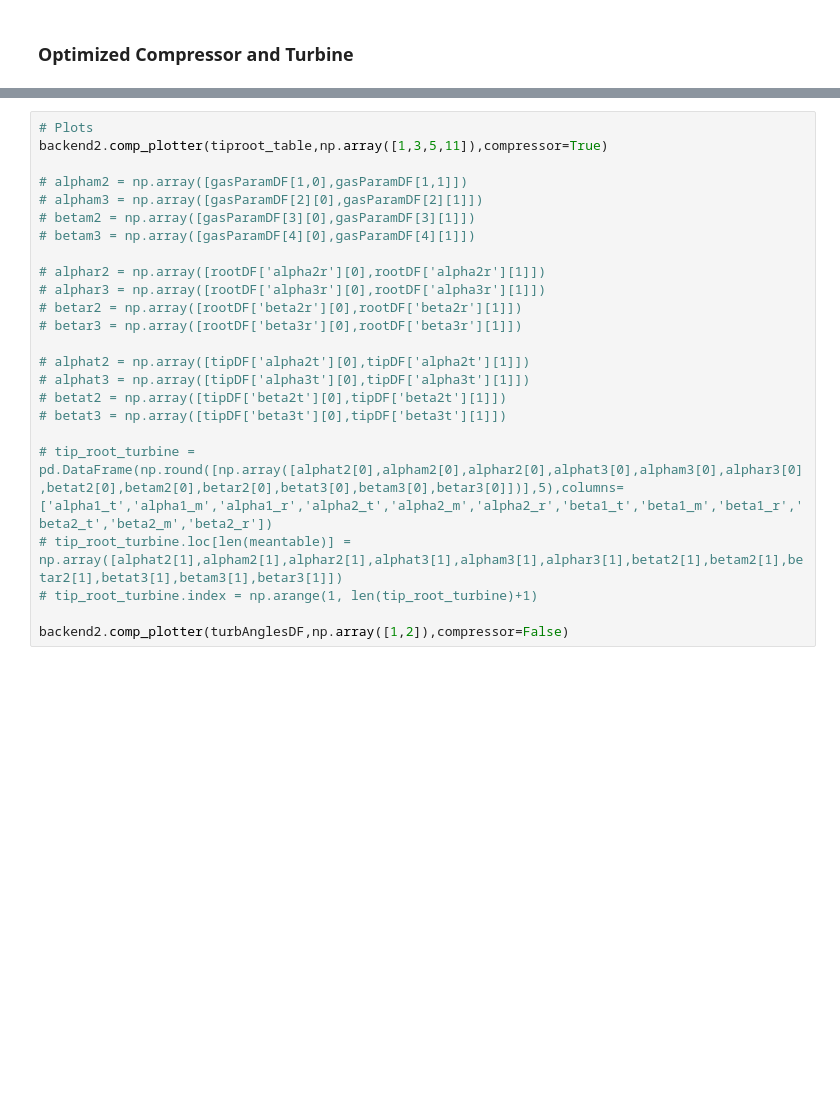
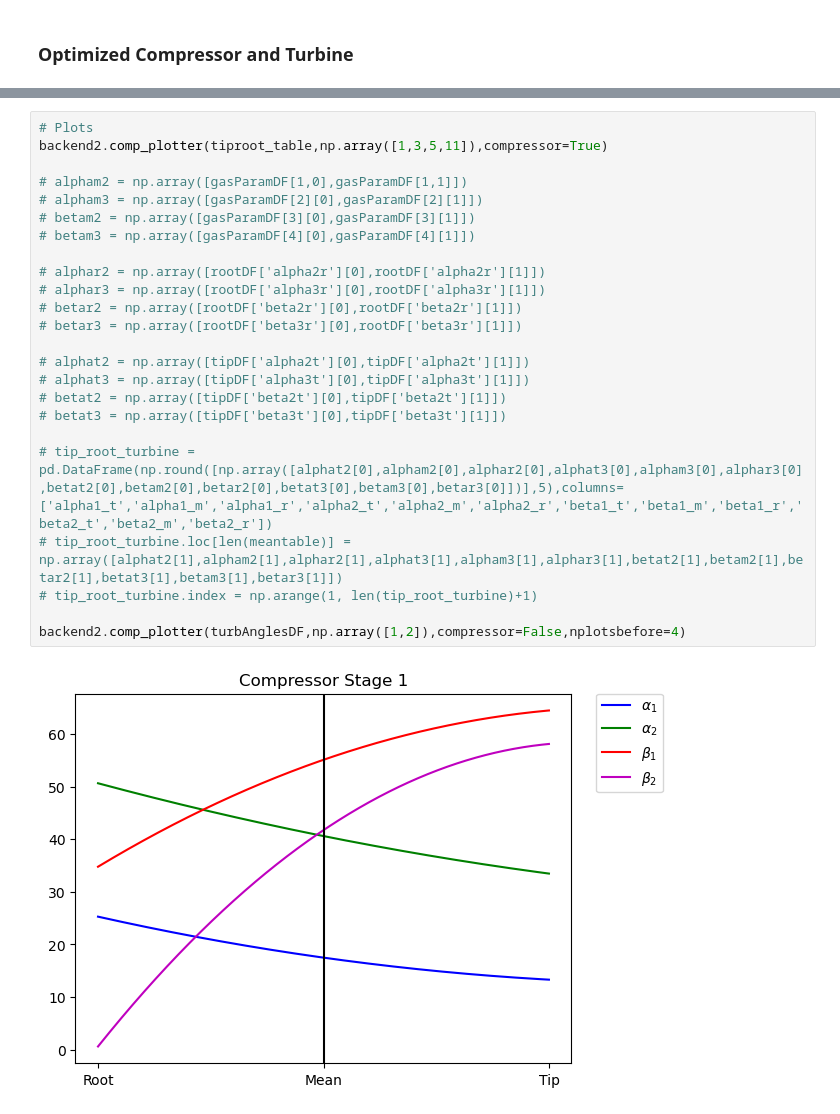
Before and after one commit to Bollerm01/AirbreathingProject1, a Jupyter notebook: Project_2/AEEM4063 Project2.ipynb, the cells around one changed output, grey strips where cells are left out. Saved outputs shown, nothing was run; the diff lists cells and outputs as text; blank space fills up the shorter version.

```diff
--- a/Project_2/AEEM4063 Project2.ipynb
+++ b/Project_2/AEEM4063 Project2.ipynb
@@ -336,24 +334,26 @@ ValueError: Must pass 2-d input. shape=(1, 2, 12)
 # %%
 # Plots
 backend2.comp_plotter(tiproot_table,np.array([1,3,5,11]),compressor=True)
 
 # alpham2 = np.array([gasParamDF[1,0],gasParamDF[1,1]])
 # alpham3 = np.array([gasParamDF[2][0],gasParamDF[2][1]])
 # betam2 = np.array([gasParamDF[3][0],gasParamDF[3][1]])
 # betam3 = np.array([gasParamDF[4][0],gasParamDF[4][1]])
 
 # alphar2 = np.array([rootDF['alpha2r'][0],rootDF['alpha2r'][1]])
 # alphar3 = np.array([rootDF['alpha3r'][0],rootDF['alpha3r'][1]])
 # betar2 = np.array([rootDF['beta2r'][0],rootDF['beta2r'][1]])
 # betar3 = np.array([rootDF['beta3r'][0],rootDF['beta3r'][1]])
 
 # alphat2 = np.array([tipDF['alpha2t'][0],tipDF['alpha2t'][1]])
 # alphat3 = np.array([tipDF['alpha3t'][0],tipDF['alpha3t'][1]])
 # betat2 = np.array([tipDF['beta2t'][0],tipDF['beta2t'][1]])
 # betat3 = np.array([tipDF['beta3t'][0],tipDF['beta3t'][1]])
 
 # tip_root_turbine = pd.DataFrame(np.round([np.array([alphat2[0],alpham2[0],alphar2[0],alphat3[0],alpham3[0],alphar3[0],betat2[0],betam2[0],betar2[0],betat3[0],betam3[0],betar3[0]])],5),columns=['alpha1_t','alpha1_m','alpha1_r','alpha2_t','alpha2_m','alpha2_r','beta1_t','beta1_m','beta1_r','beta2_t','beta2_m','beta2_r'])
 # tip_root_turbine.loc[len(meantable)] = np.array([alphat2[1],alpham2[1],alphar2[1],alphat3[1],alpham3[1],alphar3[1],betat2[1],betam2[1],betar2[1],betat3[1],betam3[1],betar3[1]])
 # tip_root_turbine.index = np.arange(1, len(tip_root_turbine)+1)
 
-backend2.comp_plotter(turbAnglesDF,np.array([1,2]),compressor=False)
+backend2.comp_plotter(turbAnglesDF,np.array([1,2]),compressor=False,nplotsbefore=4)
+# %% [output]
+[figure, added]
```
Also changed, not shown: parts of 2 cells of this notebook, 1 other file.
